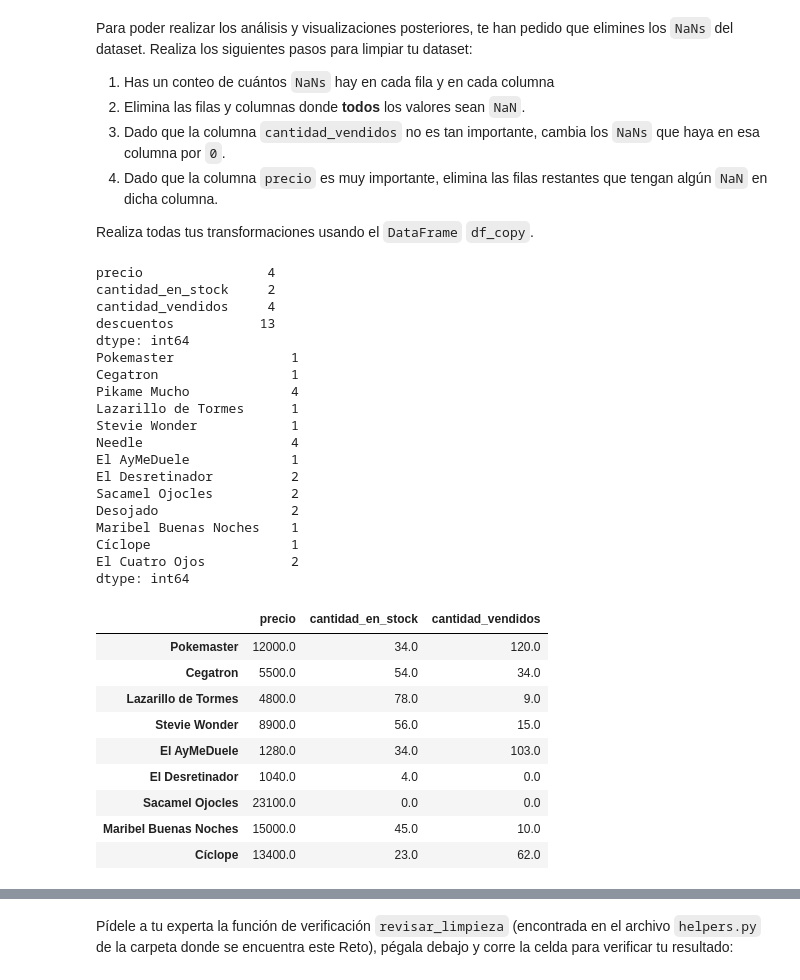
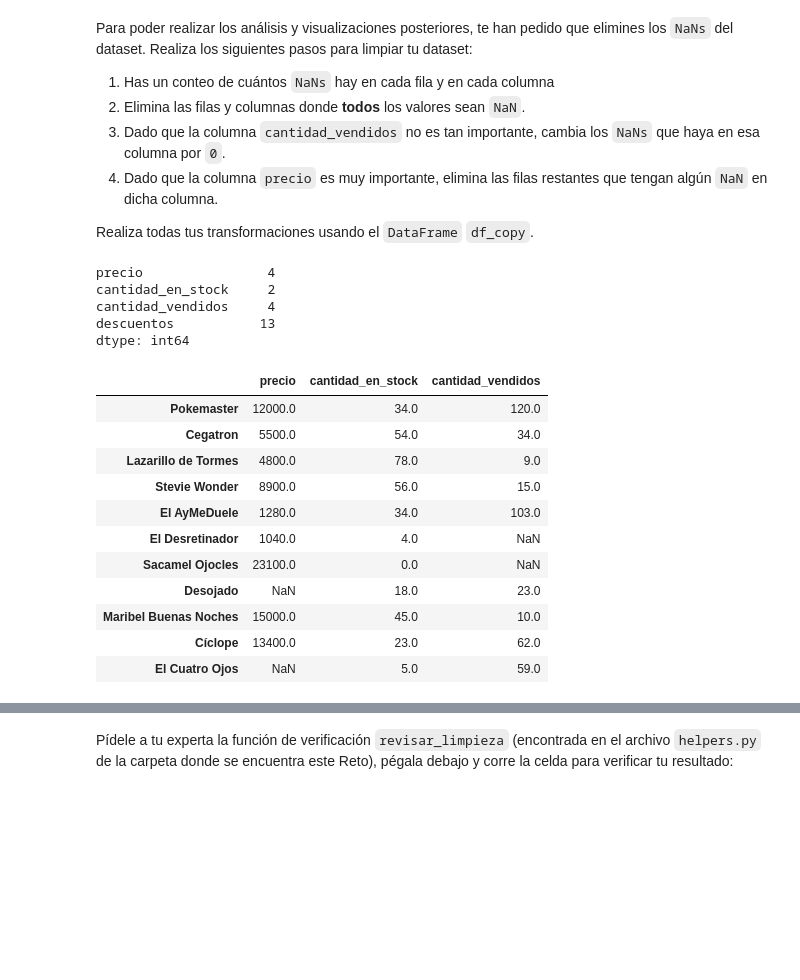
Before and after one commit to mornaeldernar/Bedu, a Jupyter notebook: Sesion-05/Reto-04/limpiando_nans.ipynb, the cells around one changed output, grey strips where cells are left out. Drawn from its saved outputs; the diff is of its cells as text; code cells hidden in the pictures; blank space fills up the shorter version.

```diff
--- a/Sesion-05/Reto-04/limpiando_nans.ipynb
+++ b/Sesion-05/Reto-04/limpiando_nans.ipynb
@@ -52,48 +52,33 @@ Para poder realizar los análisis y visualizaciones posteriores, te han pedido q
 4. Dado que la columna `precio` es muy importante, elimina las filas restantes que tengan algún `NaN` en dicha columna.
 
 Realiza todas tus transformaciones usando el `DataFrame` `df_copy`.
-# %%
-df_copy = df.copy()
-
-## Realiza aquí tus transformaciones
-##
-## ...
-## ...
-
-print(df_copy.isna().sum())
-print(df_copy.isna().sum(axis=1))
-df_copy = df_copy.dropna(axis=0, how="all")
-df_copy = df_copy.dropna(axis=1, how="all")
-df_copy['cantidad_vendidos']=df_copy['cantidad_vendidos'].fillna(0)
-df_copy = df_copy.dropna(axis=0, how="any")
-df_copy
-# %% [output]
-precio                4
-cantidad_en_stock     2
-cantidad_vendidos     4
-descuentos           13
-dtype: int64
-Pokemaster               1
-Cegatron                 1
-Pikame Mucho             4
-Lazarillo de Tormes      1
-Stevie Wonder            1
-Needle                   4
-El AyMeDuele             1
-El Desretinador          2
-Sacamel Ojocles          2
-Desojado                 2
-Maribel Buenas Noches    1
-Cíclope                  1
-El Cuatro Ojos           2
-dtype: int64
-|  | precio | cantidad_en_stock | cantidad_vendidos |
-| Pokemaster | 12000.0 | 34.0 | 120.0 |
-| Cegatron | 5500.0 | 54.0 | 34.0 |
-| Lazarillo de Tormes | 4800.0 | 78.0 | 9.0 |
-| Stevie Wonder | 8900.0 | 56.0 | 15.0 |
-| El AyMeDuele | 1280.0 | 34.0 | 103.0 |
-| El Desretinador | 1040.0 | 4.0 | 0.0 |
-| Sacamel Ojocles | 23100.0 | 0.0 | 0.0 |
-| Maribel Buenas Noches | 15000.0 | 45.0 | 10.0 |
-| Cíclope | 13400.0 | 23.0 | 62.0 |
+# %%
+df_copy = df.copy()
+
+## vemos cuantos na hay en cada columna
+df_copy.isna().sum()
+# %% [output]
+precio                4
+cantidad_en_stock     2
+cantidad_vendidos     4
+descuentos           13
+dtype: int64
+# %%
+## eliminamos los renglones que tienen en todo el renglon na
+df_copy = df_copy.dropna( how="all")
+## eliminamos las columas donde todo esta con na
+df_copy = df_copy.dropna(axis=1, how="all")
+df_copy
+# %% [output]
+|  | precio | cantidad_en_stock | cantidad_vendidos |
+| Pokemaster | 12000.0 | 34.0 | 120.0 |
+| Cegatron | 5500.0 | 54.0 | 34.0 |
+| Lazarillo de Tormes | 4800.0 | 78.0 | 9.0 |
+| Stevie Wonder | 8900.0 | 56.0 | 15.0 |
+| El AyMeDuele | 1280.0 | 34.0 | 103.0 |
+| El Desretinador | 1040.0 | 4.0 | NaN |
+| Sacamel Ojocles | 23100.0 | 0.0 | NaN |
+| Desojado | NaN | 18.0 | 23.0 |
+| Maribel Buenas Noches | 15000.0 | 45.0 | 10.0 |
+| Cíclope | 13400.0 | 23.0 | 62.0 |
+| El Cuatro Ojos | NaN | 5.0 | 59.0 |
```
Also changed, not shown: parts of 2 cells of this notebook.
